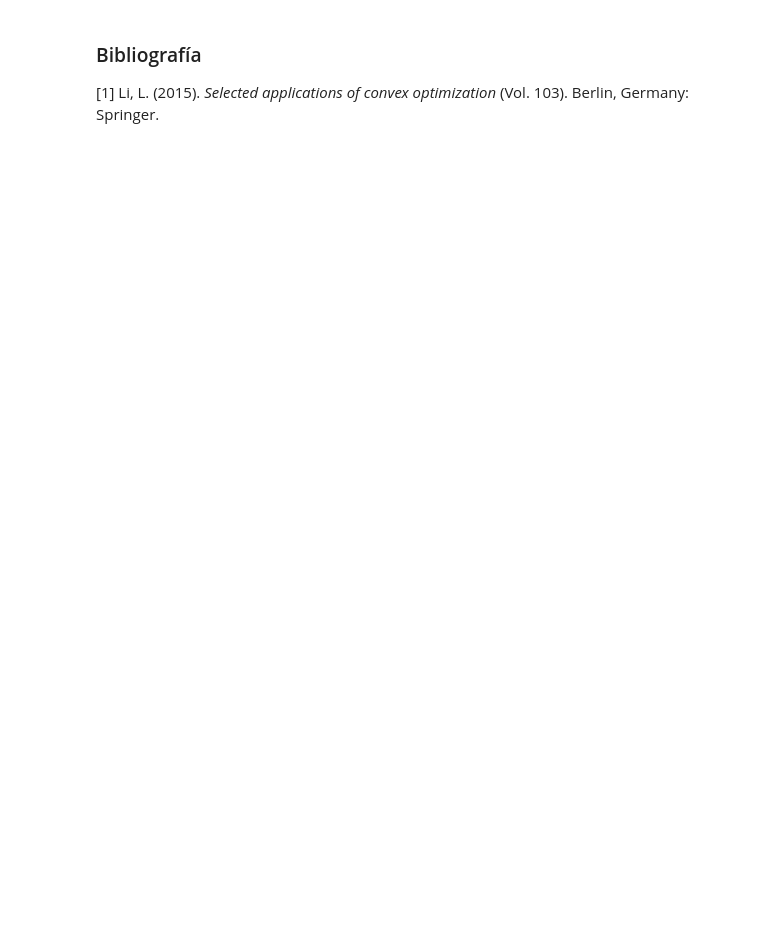
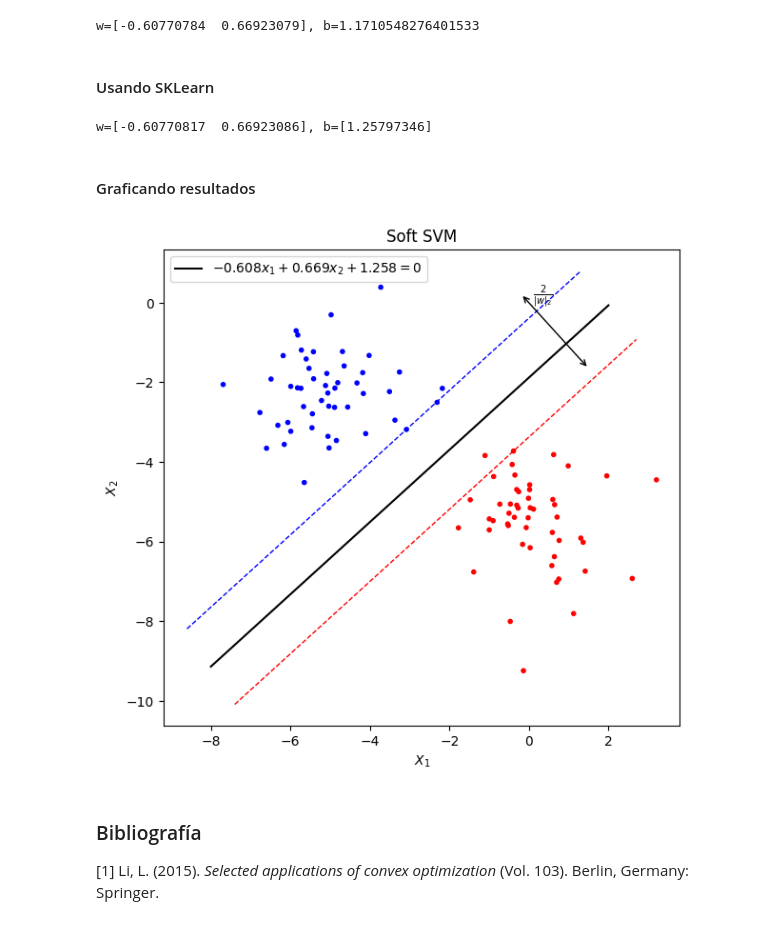
Before and after one commit to jbardalesr/nonlinear-programming, a Jupyter notebook: pc4_svm.ipynb, the cells around one changed output. Drawn from its saved outputs; the diff is of its cells as text; code cells hidden in the pictures; blank space fills up the shorter version.

```diff
--- a/pc4_svm.ipynb
+++ b/pc4_svm.ipynb
@@ -66,0 +157,15 @@ plt.show()
+# %%
+def svm_prim_nonsep2(X: np.ndarray, y: np.ndarray, C: float):
+    num, dim = X.shape
+    w = cp.Variable(dim)
+    b = cp.Variable()
+    xi = cp.Variable(num)
+    objective = cp.Minimize(cp.sum_squares(w) / 2 + C * cp.sum(xi))
+    constraints = [cp.multiply(y, X @ w + b) >= 1 - xi,
+                   xi >= 0]
+    prob = cp.Problem(objective, constraints)
+    prob.solve()
+    return w.value, b.value
+# %%
+w_soft_primal, b_soft_primal = svm_prim_nonsep2(X, y, C=1/2)
+print(f"w={w_soft_primal}, b={b_soft_primal}")
@@ -67,3 +231,46 @@ plt.show()
+# %%
+w_soft_dual, b_soft_dual, _ = svm_dual_nonsep2(X, y, C)
+print(f"w={w_soft_dual}, b={b_soft_dual}")
+# %% [output]
+w=[-0.60770784  0.66923079], b=1.1710548276401533
+# %% [markdown]
+#### Usando SKLearn
+# %%
+from sklearn.svm import SVC
+svm = SVC(gamma='scale', kernel='linear', C=C)
+svm.fit(X, y)
+print(f"w={svm.coef_[0]}, b={svm.intercept_}")
+# %% [output]
+w=[-0.60770817  0.66923086], b=[1.25797346]
+# %% [markdown]
+#### Graficando resultados
+# %%
+def f_soft(x, shift=0):
+    return 1 / w_soft_primal[1] * (shift - b_soft_primal - x * w_soft_primal[0])
+
+
+def g_soft(x, shift=0):
+    return x * w_soft_primal[1] / w_soft_primal[0]
+# %%
+plt.figure(figsize=(7, 7))
+plt.title("Soft SVM")
+plt.xlabel("$X_1$")
+plt.ylabel("$X_2$")
+plt.scatter(X[:, 0], X[:, 1], c=y, cmap=co.ListedColormap(['red', 'blue']), marker='.')
+# blue line
+plt.plot([-8.6, 1.3], [f_soft(-8.6, 1), f_soft(1.3, 1)], c='blue', linestyle='--', linewidth=1.0)
+# black line
+plt.plot([-8, 2], [f_soft(-8), f_soft(2)], c='black', label=f'${w_soft_primal[0]:0.3f}x_1+{w_soft_primal[1]:0.3f}x_2 + {b_soft_primal:0.3f} = 0$')
+# red line
+plt.plot([-7.4, 2.7], [f_soft(-7.4, -1), f_soft(2.7, -1)], c='red', linestyle='--', linewidth=1.0)
+# perpendicular arrow
+plt.annotate("", xy=(-0.2, g_soft(-0.2)), xytext=(1.5, g_soft(1.5)), arrowprops=dict(arrowstyle="<->"))
+plt.text(0.1, 0.1, "$\\frac{2}{|w|_2}$")
+plt.legend()
+plt.axis("scaled")
+plt.show()
+# %% [output]
+[figure, added]
 # %% [markdown]
 ### Bibliografía
 
```
Also changed, not shown: parts of 32 cells of this notebook.
